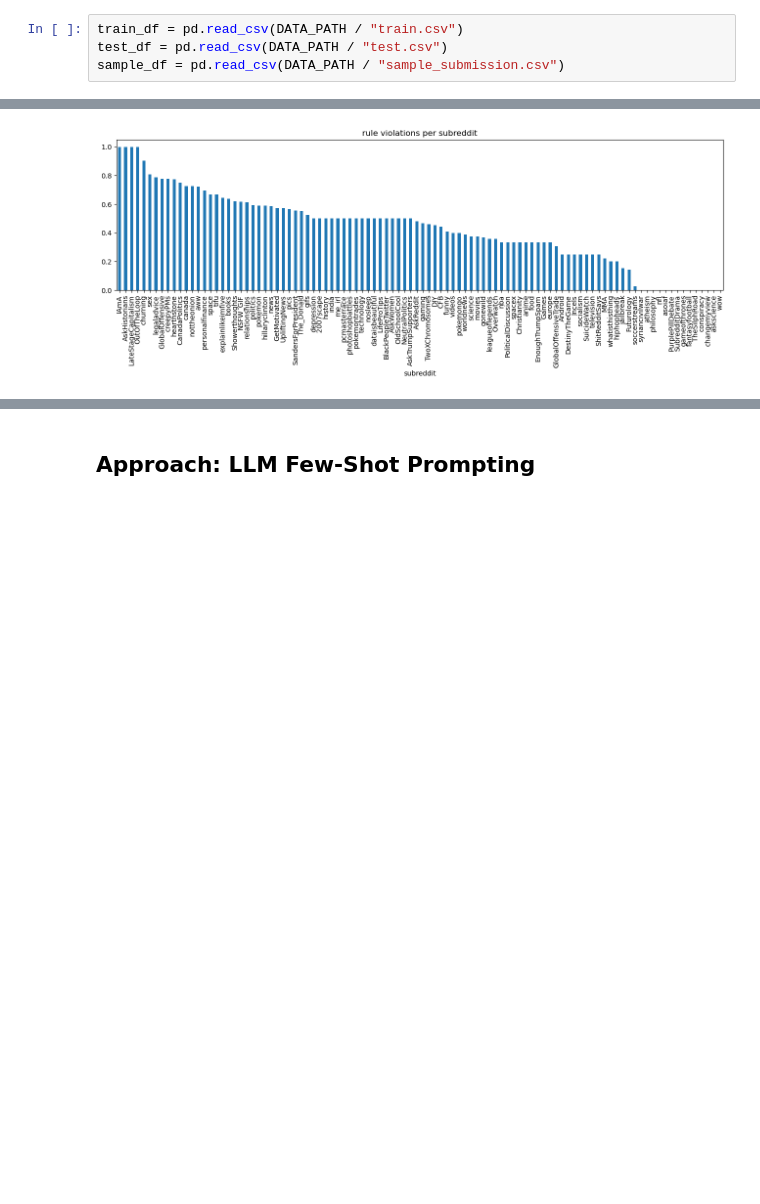
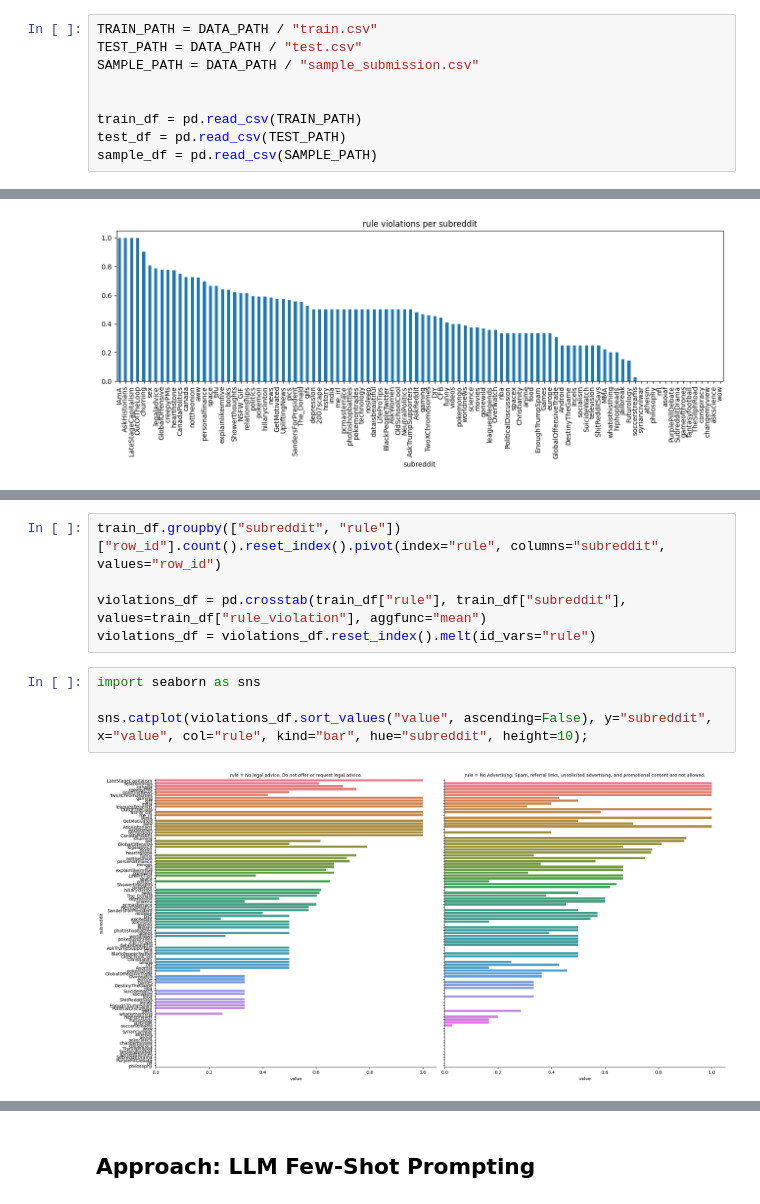
Before and after one commit to dsc-hro/kaggle-jigsaw-agile-community-rules, a Jupyter notebook: submission.ipynb, the cells around one changed output, grey strips where cells are left out. Cells and saved outputs as stored; diff of their text form; blank space fills up the shorter version.

```diff
--- a/submission.ipynb
+++ b/submission.ipynb
@@ -93,7 +97,12 @@ for dirname, _, filenames in DATA_PATH.walk():
 # %%
-train_df = pd.read_csv(DATA_PATH / "train.csv")
-test_df = pd.read_csv(DATA_PATH / "test.csv")
-sample_df = pd.read_csv(DATA_PATH / "sample_submission.csv")
+TRAIN_PATH = DATA_PATH / "train.csv"
+TEST_PATH = DATA_PATH / "test.csv"
+SAMPLE_PATH = DATA_PATH / "sample_submission.csv"
+
+
+train_df = pd.read_csv(TRAIN_PATH)
+test_df = pd.read_csv(TEST_PATH)
+sample_df = pd.read_csv(SAMPLE_PATH)
 # %%
 train_df.head()
 # %% [output]
@@ -114,0 +142,11 @@ train_df.groupby("subreddit")["rule_violation"].mean().sort_values(ascending=Fal
+# %%
+train_df.groupby(["subreddit", "rule"])["row_id"].count().reset_index().pivot(index="rule", columns="subreddit", values="row_id")
+
+violations_df = pd.crosstab(train_df["rule"], train_df["subreddit"], values=train_df["rule_violation"], aggfunc="mean")
+violations_df = violations_df.reset_index().melt(id_vars="rule")
+# %%
+import seaborn as sns
+
+sns.catplot(violations_df.sort_values("value", ascending=False), y="subreddit", x="value", col="rule", kind="bar", hue="subreddit", height=10);
+# %% [output]
+[figure, added]
```
Also changed, not shown: parts of 41 cells of this notebook, 7 other files.
